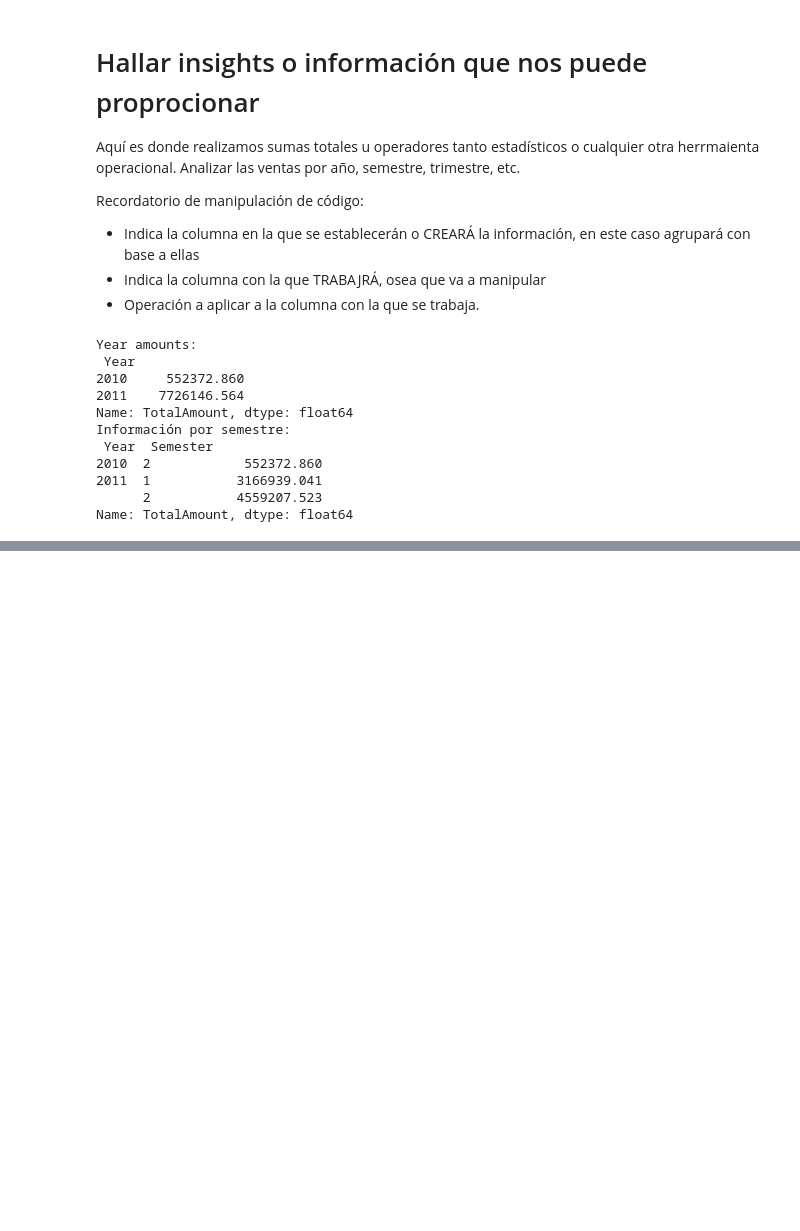
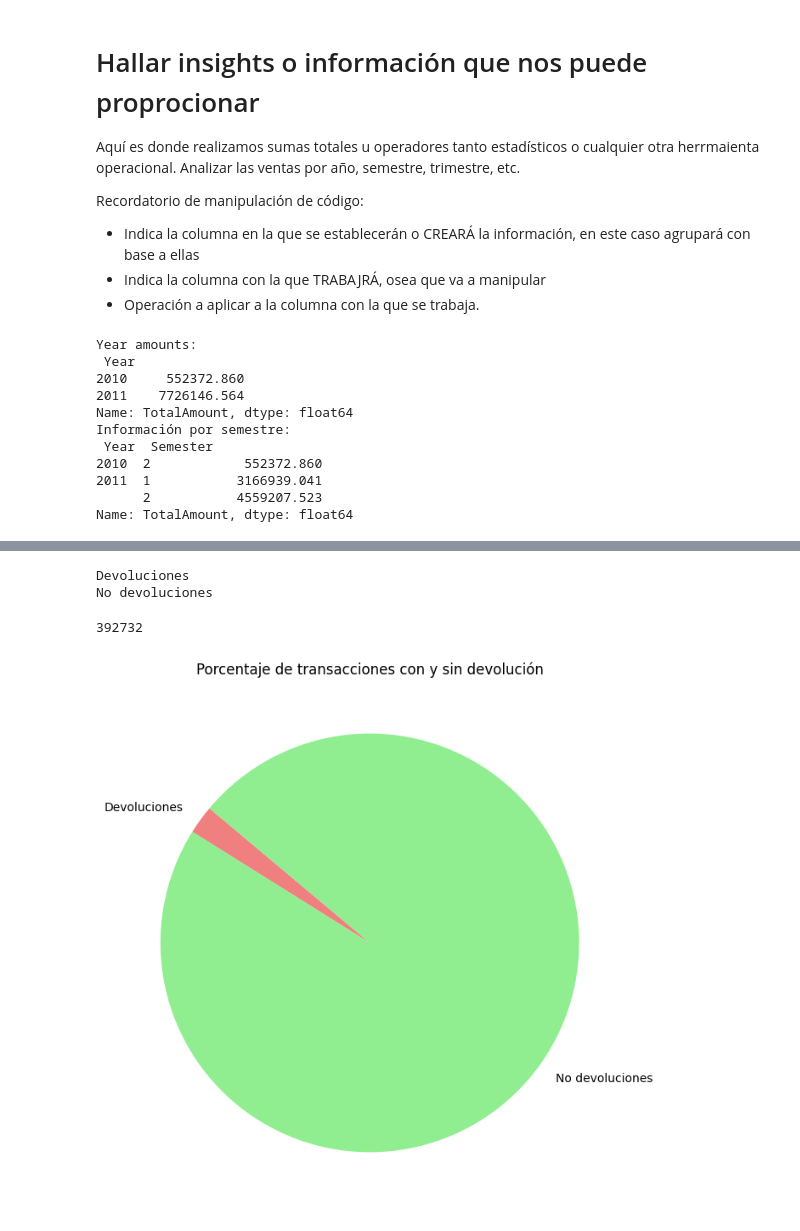
Before and after one commit to hectoras20/py-proyects, a Jupyter notebook: data-analysis/proyects/proyect.ipynb, the cells around one changed output, grey strips where cells are left out. Drawn from its saved outputs; the diff is of its cells as text; code cells hidden in the pictures; blank space fills up the shorter version.

```diff
--- a/data-analysis/proyects/proyect.ipynb
+++ b/data-analysis/proyects/proyect.ipynb
@@ -187,0 +193,35 @@ Name: TotalAmount, dtype: float64
+# %%
+# Ambas sintaxis son válidas. PERO MUESTRA INFORMACIÓN DE DISTINTA MANERA, LA SEGUNDA OPCIÓN ES LA MEJOR
+print('Devoluciones')
+total_return = data_cleaned['Quantity'] < 0
+
+#Mejor opción
+total_return = data_cleaned[data_cleaned['Quantity'] < 0]
+total_return
+
+#Preguntamos por el tamaño del dataframe
+total_return = data_cleaned[data_cleaned['Quantity'] < 0].shape[0] # Para obtener el total de devoluciones, en int y no strings.
+total_return
+
+print('No devoluciones')
+# Para obtener aquellos que no tuvieron devoluciones hacemos:
+total_non_return = data_cleaned[data_cleaned['Quantity'] >= 0].shape[0] # Para obtener el total de devoluciones, en int y no strings.
+total_non_return
+# %% [output]
+Devoluciones
+No devoluciones
+392732
+# %%
+import matplotlib.pyplot as plt
+
+labels = ['Devoluciones', 'No devoluciones']
+sizes = [total_return, total_non_return]
+colors = ['lightcoral', 'lightgreen']
+
+plt.figure(figsize=(8,8))
+plt.pie(sizes, labels=labels, colors = colors, startangle=140)
+
+plt.title('Porcentaje de transacciones con y sin devolución')
+plt.show()
+# %% [output]
+[figure, added]
```
Also changed, not shown: parts of 6 cells of this notebook, 1 other file.
